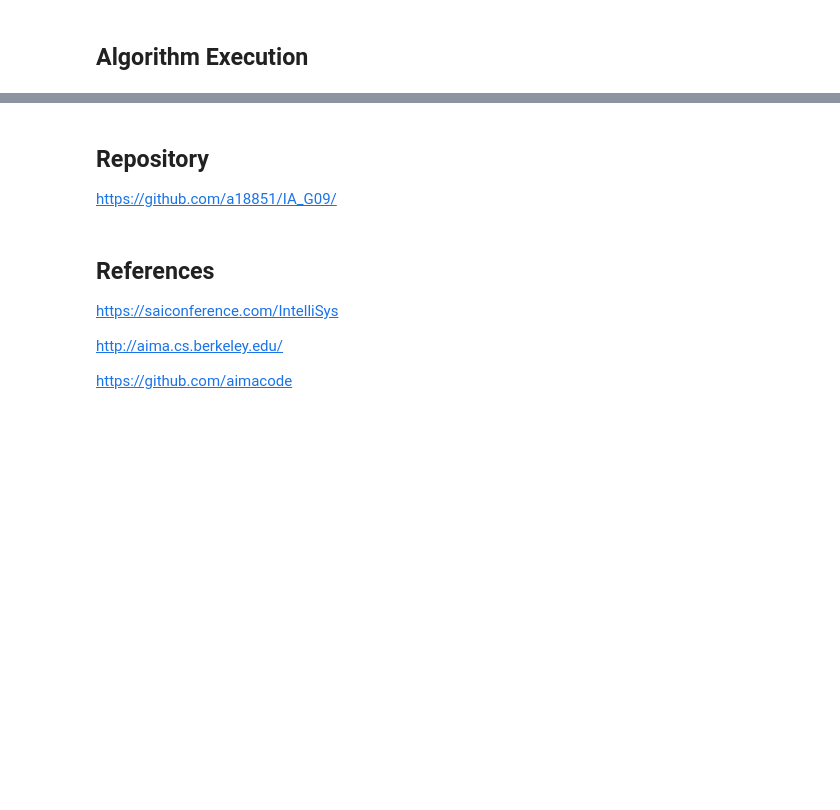
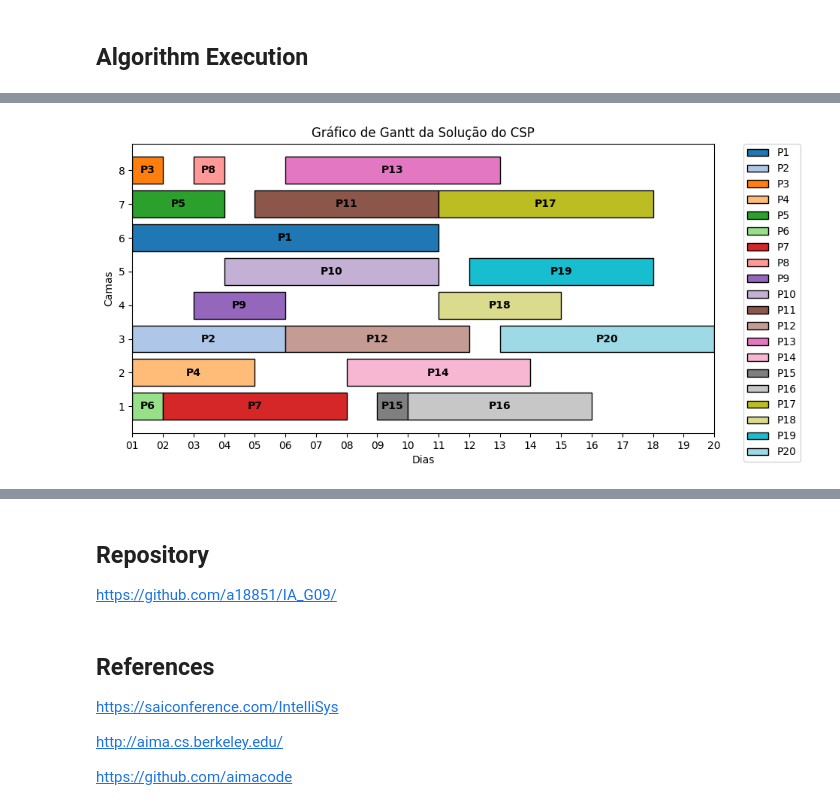
Before and after one commit to a18851/IA_G09, a Jupyter notebook: solution_notebook.ipynb, the cells around one changed output, grey strips where cells are left out. Drawn from its saved outputs; the diff is of its cells as text; code cells hidden in the pictures; blank space fills up the shorter version.

```diff
--- a/solution_notebook.ipynb
+++ b/solution_notebook.ipynb
@@ -77,6 +88,8 @@ from search import *
 So, for each patient, the domain is initially set to be all available beds (1 through 8). As the code progresses and constraints are applied, certain beds are eliminated from the domain based on the patient's department, telemetry requirements, and oxygen requirements.
 
 For example, when the code iterates through patients and room information to apply constraints, it selectively removes beds from the patient's domain based on compatibility with the room's properties and the patient's requirements. The goal is to narrow down the possible bed assignments for each patient, and the final solution is found using the constraint satisfaction solver.
+# %%
+domains = {f'patient{i}': set(range(1, len(bed_rooms) + 1)) for i in range(1, len(patients_data) + 1)}
 # %% [markdown]
 ## Input Data
 
@@ -156,0 +218,7 @@ These rules guide the algorithm to create schedules that consider patient needs,
+# %%
+for p in range(1, len(patients_data) + 1):
+    for room_number, room_info in room_departments.items():
+        if room_info['oxygen'] == 0 and patients_data[p]['oxygen'] == 1:
+            matching_beds = [bed_number for bed_number, value in bed_rooms.items() if value == str(room_number)]
+            for bed_number in matching_beds:
+                domains[f"patient{p}"].discard(bed_number)
@@ -157,2 +227,10 @@ These rules guide the algorithm to create schedules that consider patient needs,
+# %%
+constraints = []
+
+#Constraint_day
+for p1 in range(1, len(patients) + 1):
+    for p2 in range(1, len(patients) + 1):
+        if p1 != p2 and not (patients_data[p1]['admission_day'] >= patients_data[p2]['discharge_day'] or patients_data[p2]['admission_day'] >= patients_data[p1]['discharge_day']):
+            constraints.append(Constraint([f'patient{p1}', f'patient{p2}'], lambda a, b: a != b))
 # %% [markdown]
 ## Algorithm Execution
@@ -160,0 +237,74 @@ These rules guide the algorithm to create schedules that consider patient needs,
+# %%
+import time
+from csp import *
+from dataset_parser import dataset_parser
+from graph import create_gantt_chart
+
+#Importe and open the dataset
+with open("dataset.txt", "r") as file:
+    dataset = file.read()
+    bed_rooms, room_departments, patients_data = dataset_parser(dataset)
+
+#Variables
+beds = [f'bed{i}' for i in range(1, 9)]
+patients = [f'patient{i}' for i in range(1, len(patients_data) + 1)]
+domains = {f'patient{i}': set(range(1, len(bed_rooms) + 1)) for i in range(1, len(patients_data) + 1)}
+
+# Department
+for p in range(1, len(patients_data) + 1):
+    for room_number, room_info in room_departments.items():
+        if patients_data[p]['dept'] == 1 and room_info['dept'] == 2:
+            matching_beds = [bed_number for bed_number, value in bed_rooms.items() if value == str(room_number)]
+            for bed_number in matching_beds:
+                domains[f"patient{p}"].discard(bed_number)
+        elif patients_data[p]['dept'] == 2 and room_info['dept'] == 1:
+            matching_beds = [bed_number for bed_number, value in bed_rooms.items() if value == str(room_number)]
+            for bed_number in matching_beds:
+                domains[f"patient{p}"].discard(bed_number)
+
+
+## Telemetry
+for p in range(1, len(patients_data) + 1):
+    for room_number, room_info in room_departments.items():
+         if room_info['telemetry'] == 0 and patients_data[p]['telemetry'] == 1:
+             matching_beds = [bed_number for bed_number, value in bed_rooms.items() if value == str(room_number)]
+             for bed_number in matching_beds:
+                 domains[f"patient{p}"].discard(bed_number)
+
+
+
+# Oxygen
+for p in range(1, len(patients_data) + 1):
+    for room_number, room_info in room_departments.items():
+        if room_info['oxygen'] == 0 and patients_data[p]['oxygen'] == 1:
+            matching_beds = [bed_number for bed_number, value in bed_rooms.items() if value == str(room_number)]
+            for bed_number in matching_beds:
+                domains[f"patient{p}"].discard(bed_number)
+
+
+
+constraints = []
+
+#Constraint_day
+for p1 in range(1, len(patients) + 1):
+    for p2 in range(1, len(patients) + 1):
+        if p1 != p2 and not (patients_data[p1]['admission_day'] >= patients_data[p2]['discharge_day'] or patients_data[p2]['admission_day'] >= patients_data[p1]['discharge_day']):
+            constraints.append(Constraint([f'patient{p1}', f'patient{p2}'], lambda a, b: a != b))
+
+#The following code was used to test the code
+# for domain_key, domain_value in domains.items():
+#     print(domain_key, domain_value)
+
+# print("# Constraint: Pacientes não podem ocupar a mesma cama simultaneamente")
+# for constraint in constraints:
+#     print(constraint)
+
+# Create CSP instance
+csp = NaryCSP(domains, constraints)
+
+# Find a solution using AC solvers
+solution = ac_solver(csp, arc_heuristic=sat_up)
+print(solution)
+
+create_gantt_chart(solution, bed_rooms, patients_data)
+# %% [output]
@@ -160,0 +312 @@ These rules guide the algorithm to create schedules that consider patient needs,
+[figure, added]
```
Also changed, not shown: parts of 19 cells of this notebook, 6 other files.
